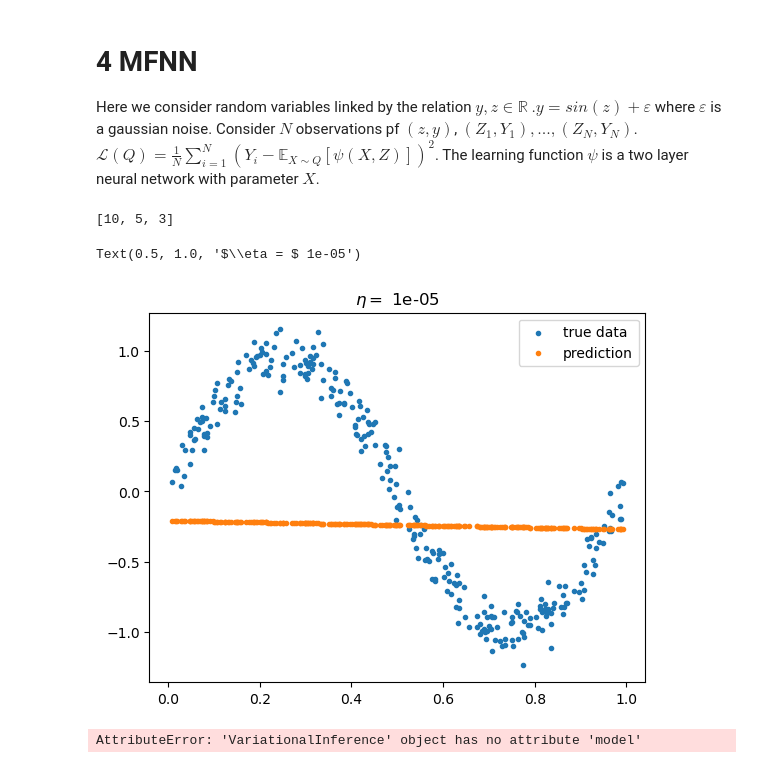
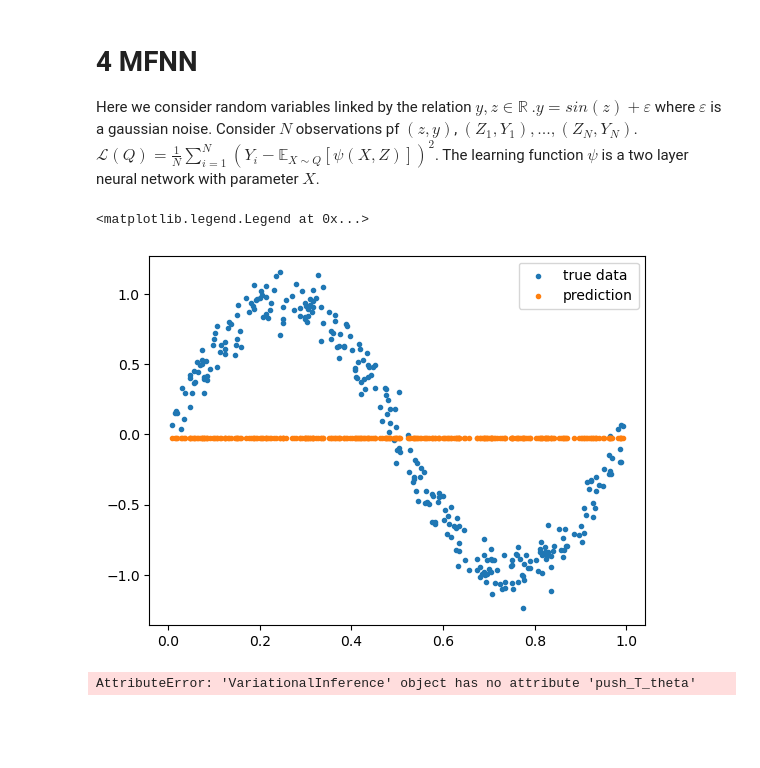
Before and after one commit to congyewang/kgd-code, a Jupyter notebook: vi_notebook.ipynb, the cells around one changed output. Saved outputs shown, nothing was run; the diff lists cells and outputs as text; code cells hidden in the pictures; blank space fills up the shorter version.

```diff
--- a/vi_notebook.ipynb
+++ b/vi_notebook.ipynb
@@ -177,7 +175,7 @@ def q_0(x):
 def esp_forward(X, z):
     E = jnp.mean(jit(vmap(lambda x : model.apply(unravel_fn(x), z)))(X))
     return E
-gamma = 100
+gamma = 1000
 def L(X):
     n = len(X)
     Esp_forward = vmap(lambda z: esp_forward(X, z))(Z)
@@ -198,43 +196,40 @@ q_0 = jit(q_0)
 esp_forward = jit(esp_forward)
 L = jit(L)
 
-VI = VariationalInference(q_0, L, k, d,[10,5,3,4],"relu")
+VI = VariationalInference(q_0, L, k, d,[2],"sigmoid")
-# %% [output]
-[10, 5, 3]
 # %%
-T = 1000
+T = 10000
 n = 50
-eta = 1e-5
-
+#eta = 1e-3
 
 key = random.PRNGKey(1)
-Theta = VI.run(key,eta,T,1000)
+Theta = VI.run(T,key,1000)
 theta_fin = Theta[-1]
 
 W_fin = random.normal(random.PRNGKey(2), (100, d))
-X_fin = VI.push_T_theta(theta_fin, W_fin)
+X_fin = vmap(lambda w : VI.model_T(w))(W_fin)
 # %%
-theta_fin = Theta[-2]
+# theta_fin = Theta[-2]
 
-W_fin = random.normal(random.PRNGKey(2), (100, d))
-X_fin = VI.push_T_theta(theta_fin, W_fin)
+# W_fin = random.normal(random.PRNGKey(2), (100, d))
+# X_fin = VI.push_T_theta(theta_fin, W_fin)
 # %%
 plt.figure()
 plt.scatter(Z,Y,label = "true data",marker = ".")
 Y_hat = vmap(lambda z : esp_forward(X_fin, z))(Z)
 plt.scatter(Z,Y_hat,label = "prediction",marker = ".")
 plt.legend()
-plt.title(r"$\eta = $ " + str(eta))
+#plt.title(r"$\eta = $ " + str(eta))
 
 # plt.figure()
 # plt.scatter(Z,Y,label = "true data",marker = ".")
 # Y_hat = vmap(lambda z : esp_forward(X0, z))(Z)
 # plt.scatter(Z,Y_hat,label = "prediction",marker = ".")
 # plt.legend()
 # plt.title(r"$\eta = $ " + str(eta))
 # %% [output]
-Text(0.5, 1.0, '$\\eta = $ 1e-05')
+<matplotlib.legend.Legend at 0x...>
-[figure, old version]
+[figure, new version]
 # %%
 F_P = f.F_P(q_0, L)
 k_pq = f.GradientKernel(VI.S_PQ,k)
@@ -242,7 +237,7 @@ KGD = f.KernelGradientDiscrepancy(k_pq)
 # %%
 
 W0 = random.normal(random.PRNGKey(2), (1000, d))
-X = jnp.array([VI.model(theta, W0) for theta in Theta])
+X = vmap(lambda w : VI.model_T(w))(W0)
 KGD_values = jnp.zeros(T)
 F_P_values = jnp.zeros(T)
 for it in range(T):
@@ -252,7 +247,7 @@ plt.plot(KGD_values, label='KGD values')
 plt.figure()
 plt.plot(F_P_values, label='F_P values')
 # %% [output]
-AttributeError: 'VariationalInference' object has no attribute 'model'
+AttributeError: 'VariationalInference' object has no attribute 'push_T_theta'
 # %%
 plt.plot(KGD_values[900:], label='KGD values')
 plt.plot(F_P_values[900:], label='F_P values')
```
Also changed, not shown: parts of 4 cells of this notebook, 3 other files.
